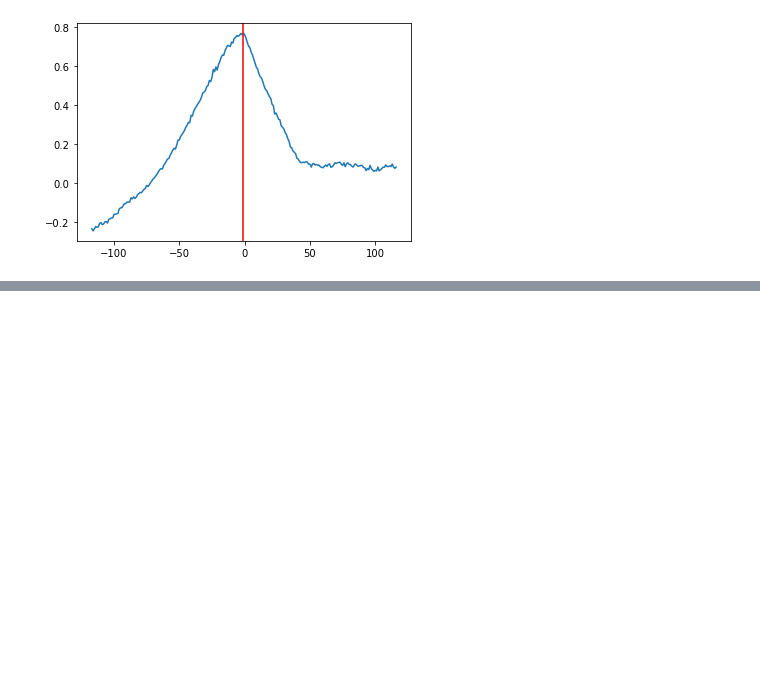
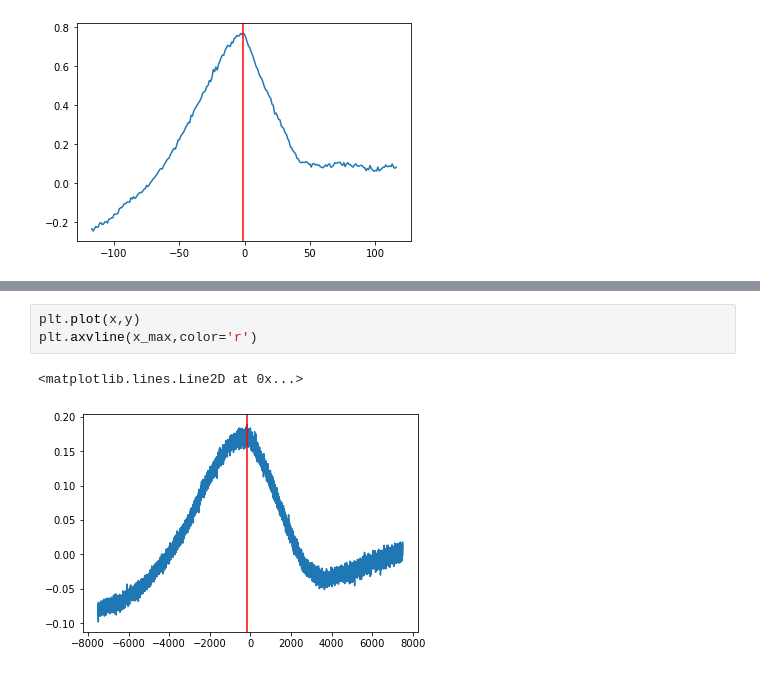
Before and after one commit to Lang-Shao/graduate_cource, a Jupyter notebook: Using_Python/Python_Codes/Statistics/ccf_shao.ipynb, the cells around one changed output, grey strips where cells are left out. Saved outputs shown, nothing was run; the diff lists cells and outputs as text; blank space fills up the shorter version.

```diff
--- a/Using_Python/Python_Codes/Statistics/ccf_shao.ipynb
+++ b/Using_Python/Python_Codes/Statistics/ccf_shao.ipynb
@@ -103,0 +165,6 @@ plt.ylim(0.01,0.1)
+# %%
+plt.plot(x,y)
+plt.axvline(x_max,color='r')
+# %% [output]
+<matplotlib.lines.Line2D at 0x...>
+[figure, added]
```
Also changed, not shown: parts of 5 cells of this notebook, 2 other files.
